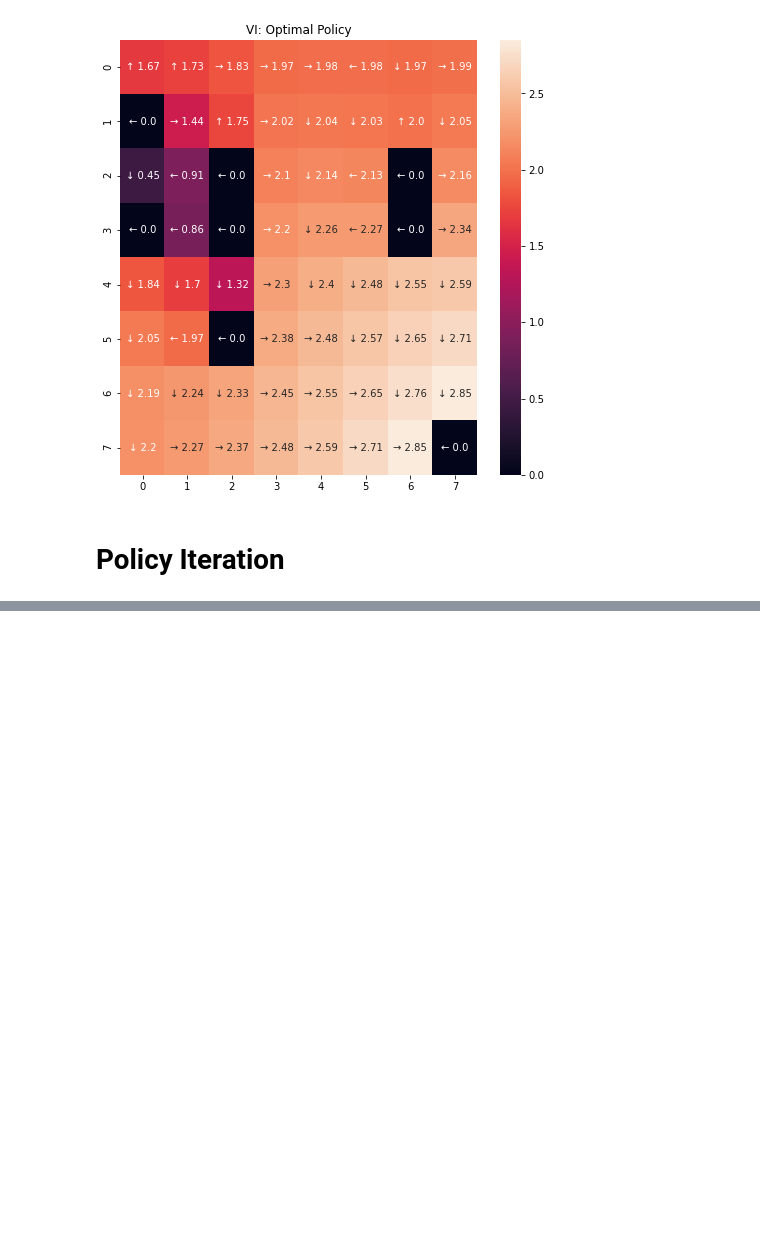
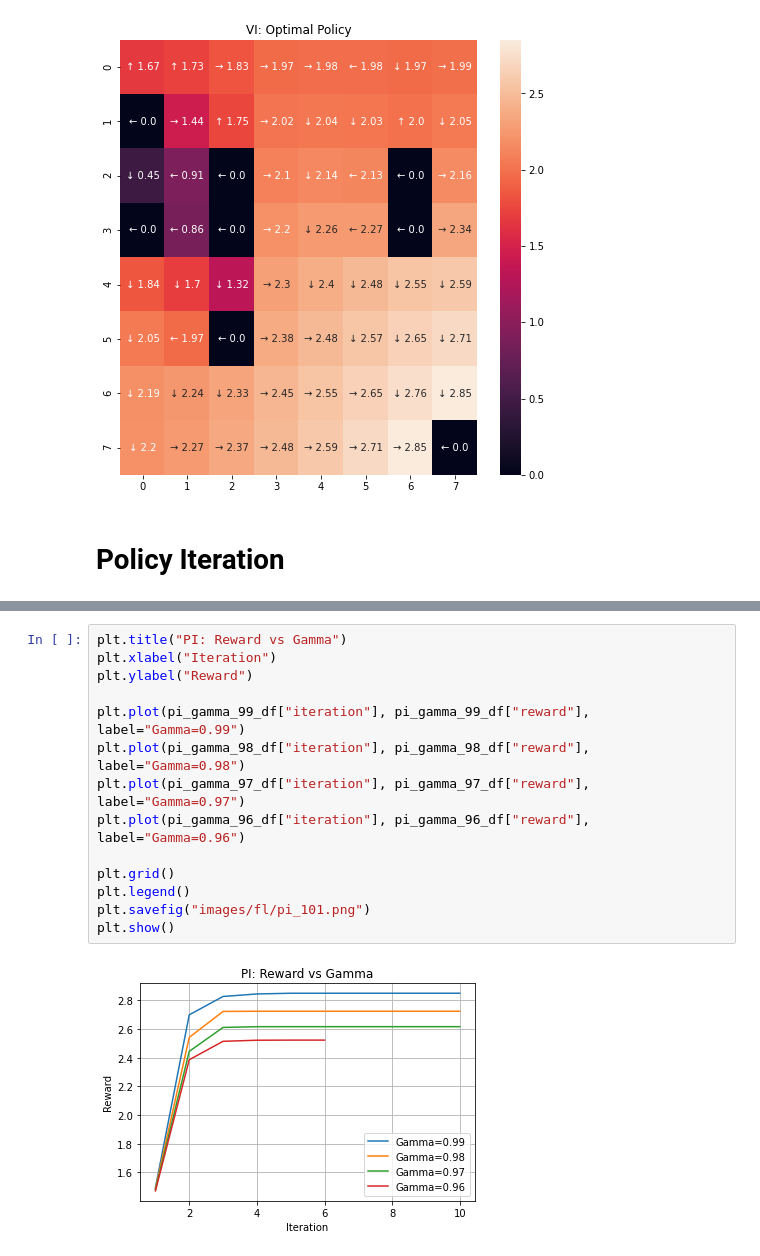
Before and after one commit to rahalrsh/reinforcement-learning, a Jupyter notebook: frozen_lake.ipynb, the cells around one changed output, grey strips where cells are left out. Saved outputs shown, nothing was run; the diff lists cells and outputs as text; blank space fills up the shorter version.

```diff
--- a/frozen_lake.ipynb
+++ b/frozen_lake.ipynb
@@ -375,0 +457,16 @@ show_policy(vi, w, h, "VI: Optimal Policy")
+# %%
+plt.title("PI: Reward vs Gamma")
+plt.xlabel("Iteration")
+plt.ylabel("Reward")
+
+plt.plot(pi_gamma_99_df["iteration"], pi_gamma_99_df["reward"], label="Gamma=0.99")
+plt.plot(pi_gamma_98_df["iteration"], pi_gamma_98_df["reward"], label="Gamma=0.98")
+plt.plot(pi_gamma_97_df["iteration"], pi_gamma_97_df["reward"], label="Gamma=0.97")
+plt.plot(pi_gamma_96_df["iteration"], pi_gamma_96_df["reward"], label="Gamma=0.96")
+
+plt.grid()
+plt.legend()
+plt.savefig("images/fl/pi_101.png")
+plt.show()
+# %% [output]
+[figure, added]
```
Also changed, not shown: parts of 28 cells of this notebook.
